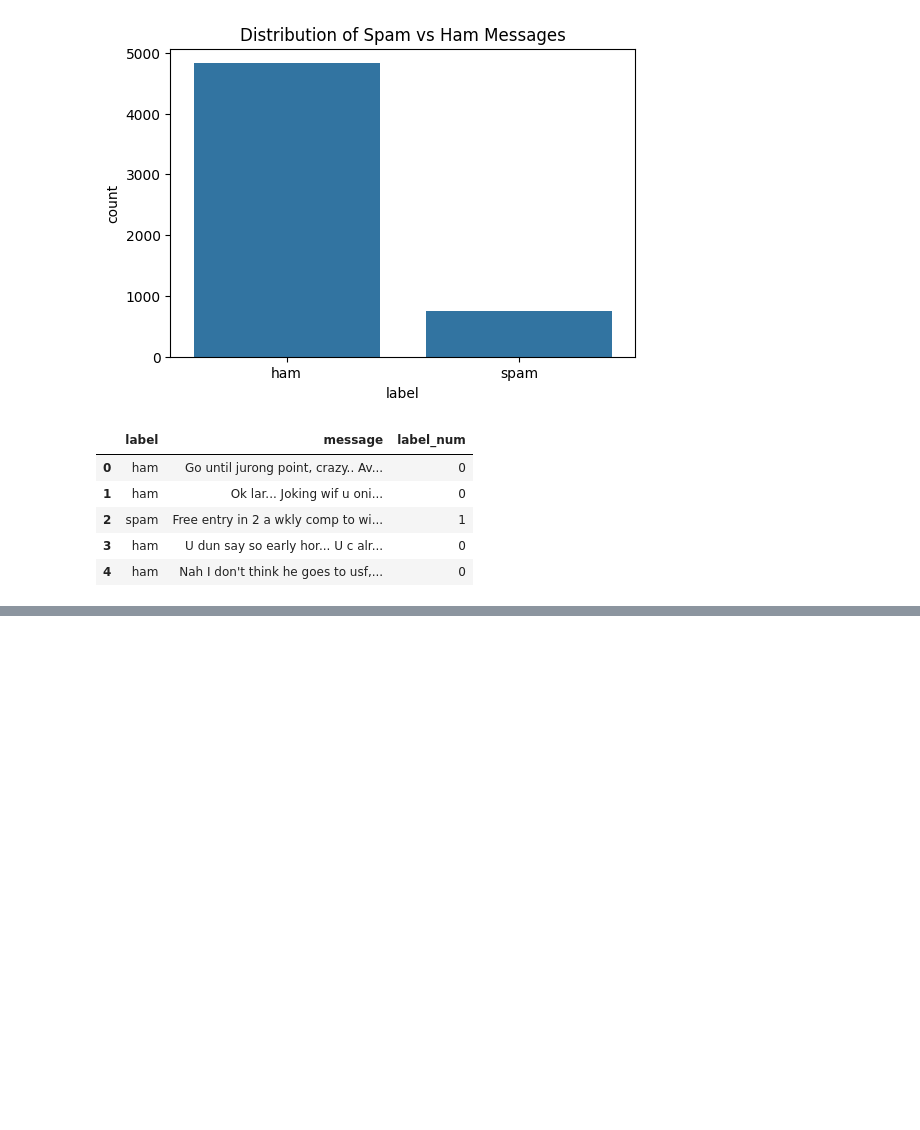
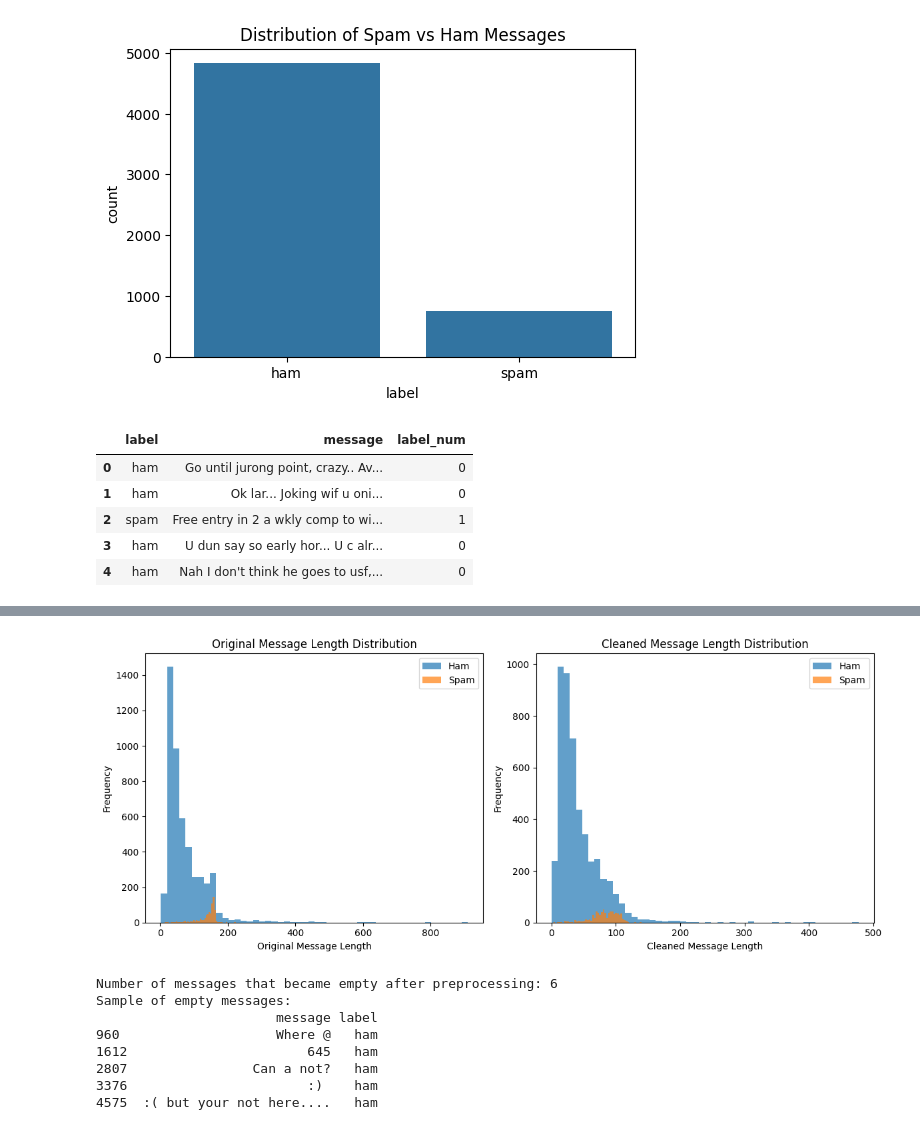
Before and after one commit to LiLAlien28/Arch_Tech_internship, a Jupyter notebook: Task1_Email_Spam_Classification.ipynb, the cells around one changed output, grey strips where cells are left out. Drawn from its saved outputs; the diff is of its cells as text; code cells hidden in the pictures; blank space fills up the shorter version.

```diff
--- a/Task1_Email_Spam_Classification.ipynb
+++ b/Task1_Email_Spam_Classification.ipynb
@@ -89,0 +127,9 @@ Name: count, dtype: int64
+# %%
+# Apply preprocessing to all messages (this might take a few seconds)
+print("Preprocessing messages...")
+df['cleaned_message'] = df['message'].apply(preprocess_text)
+
+# Display the results
+print("\nComparison of original vs cleaned messages:")
+comparison_df = df[['message', 'cleaned_message', 'label']].head(10)
+comparison_df
@@ -89,0 +151,42 @@ Name: count, dtype: int64
+# %%
+# Compare message lengths before and after preprocessing
+df['original_length'] = df['message'].apply(len)
+df['cleaned_length'] = df['cleaned_message'].apply(len)
+
+plt.figure(figsize=(12, 5))
+
+plt.subplot(1, 2, 1)
+plt.hist(df[df['label']=='ham']['original_length'], alpha=0.7, label='Ham', bins=50)
+plt.hist(df[df['label']=='spam']['original_length'], alpha=0.7, label='Spam', bins=50)
+plt.xlabel('Original Message Length')
+plt.ylabel('Frequency')
+plt.title('Original Message Length Distribution')
+plt.legend()
+
+plt.subplot(1, 2, 2)
+plt.hist(df[df['label']=='ham']['cleaned_length'], alpha=0.7, label='Ham', bins=50)
+plt.hist(df[df['label']=='spam']['cleaned_length'], alpha=0.7, label='Spam', bins=50)
+plt.xlabel('Cleaned Message Length')
+plt.ylabel('Frequency')
+plt.title('Cleaned Message Length Distribution')
+plt.legend()
+
+plt.tight_layout()
+plt.show()
+
+# Check if any messages become empty after preprocessing
+empty_messages = df[df['cleaned_message'] == '']
+print(f"Number of messages that became empty after preprocessing: {len(empty_messages)}")
+if len(empty_messages) > 0:
+    print("Sample of empty messages:")
+    print(empty_messages[['message', 'label']].head())
+# %% [output]
+[figure, added]
+Number of messages that became empty after preprocessing: 6
+Sample of empty messages:
+                       message label
+960                    Where @   ham
+1612                       645   ham
+2807                Can a not?   ham
+3376                       :)    ham
+4575  :( but your not here....   ham
```
Also changed, not shown: parts of 4 cells of this notebook.
